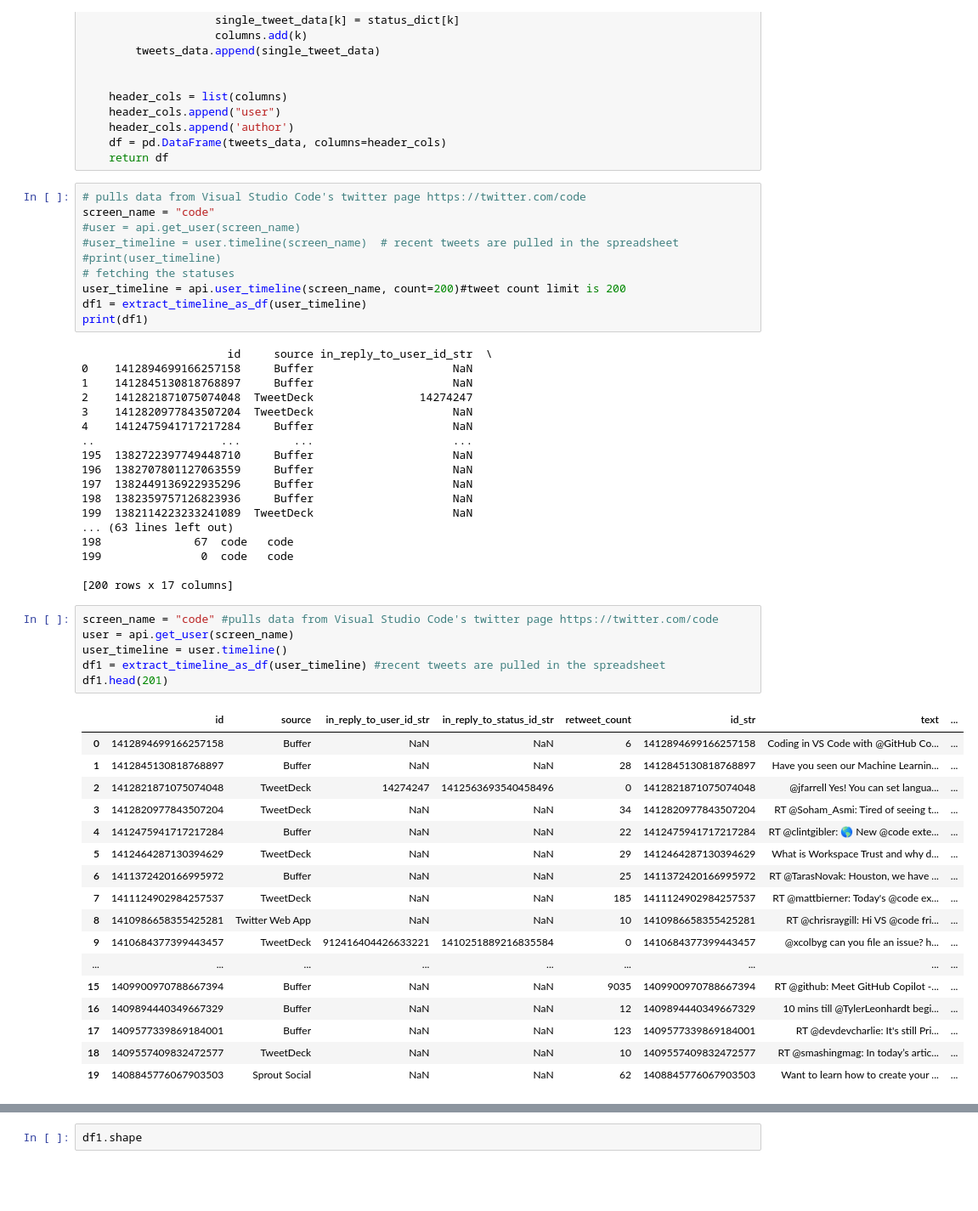
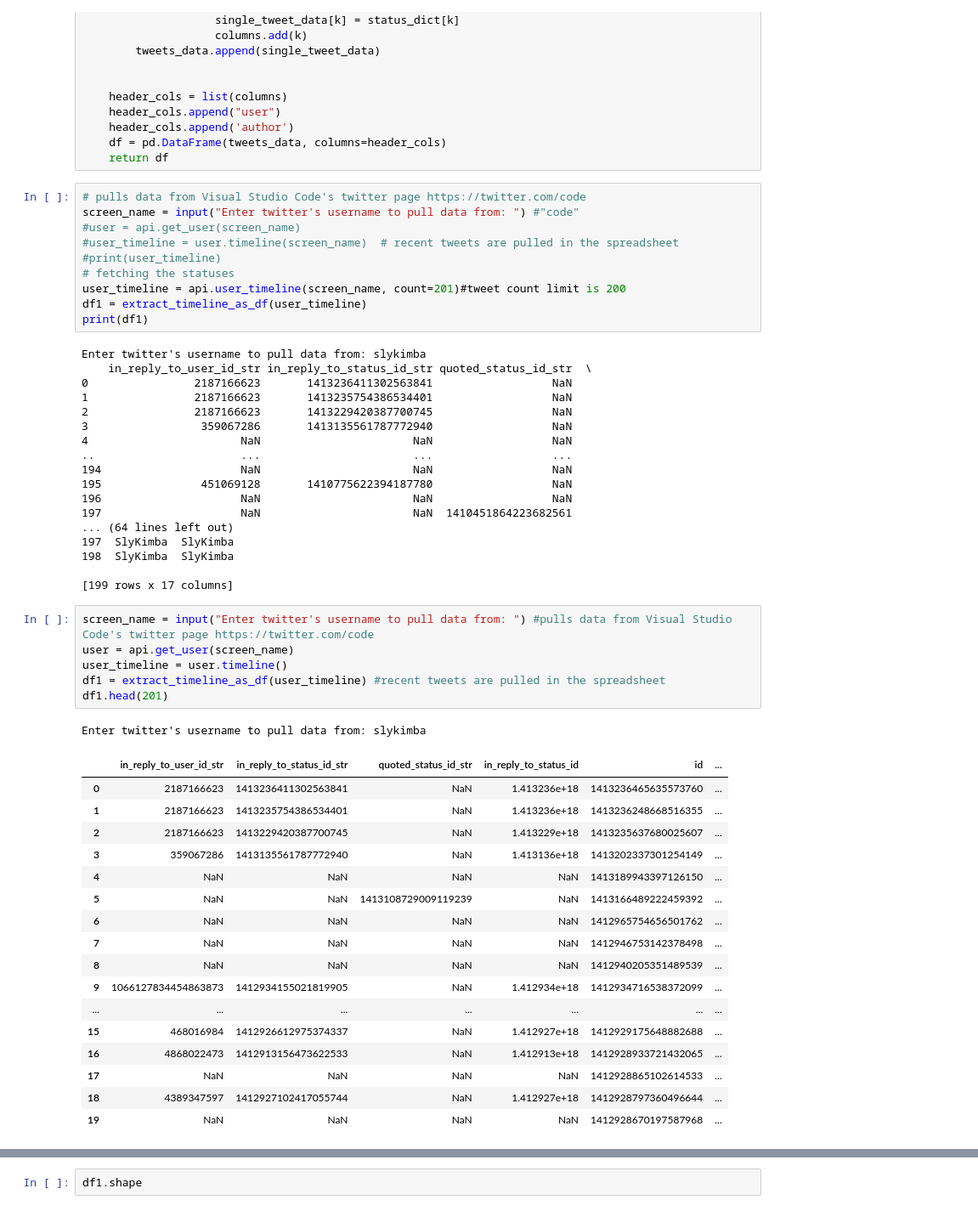
Before and after one commit to isaacm13/Twitter-Project, a Jupyter notebook: Main Code - Tweepy Project.ipynb, the cells around one changed output, grey strips where cells are left out. Shown at 85% size. Cells and saved outputs as stored; diff of their text form; blank space fills up the shorter version.

Commit message:
input statements added to specify twitter user

```diff
--- a/Main Code - Tweepy Project.ipynb
+++ b/Main Code - Tweepy Project.ipynb
@@ -104,56 +104,57 @@ def extract_timeline_as_df(timeline_list):
     return df
 # %%
 # pulls data from Visual Studio Code's twitter page https://twitter.com/code
-screen_name = "code"
+screen_name = input("Enter twitter's username to pull data from: ") #"code"
 #user = api.get_user(screen_name)
 #user_timeline = user.timeline(screen_name)  # recent tweets are pulled in the spreadsheet
 #print(user_timeline)
 # fetching the statuses
-user_timeline = api.user_timeline(screen_name, count=200)#tweet count limit is 200
+user_timeline = api.user_timeline(screen_name, count=201)#tweet count limit is 200
 df1 = extract_timeline_as_df(user_timeline)
 print(df1)
 # %% [output]
-                      id     source in_reply_to_user_id_str  \
-0    1412894699166257158     Buffer                     NaN
-1    1412845130818768897     Buffer                     NaN
-2    1412821871075074048  TweetDeck                14274247
-3    1412820977843507204  TweetDeck                     NaN
-4    1412475941717217284     Buffer                     NaN
-..                   ...        ...                     ...
-195  1382722397749448710     Buffer                     NaN
-196  1382707801127063559     Buffer                     NaN
-197  1382449136922935296     Buffer                     NaN
-198  1382359757126823936     Buffer                     NaN
-199  1382114223233241089  TweetDeck                     NaN
-... (63 lines left out)
-198              67  code   code
-199               0  code   code
+Enter twitter's username to pull data from: slykimba
+    in_reply_to_user_id_str in_reply_to_status_id_str quoted_status_id_str  \
+0                2187166623       1413236411302563841                  NaN
+1                2187166623       1413235754386534401                  NaN
+2                2187166623       1413229420387700745                  NaN
+3                 359067286       1413135561787772940                  NaN
+4                       NaN                       NaN                  NaN
+..                      ...                       ...                  ...
+194                     NaN                       NaN                  NaN
+195               451069128       1410775622394187780                  NaN
+196                     NaN                       NaN                  NaN
+197                     NaN                       NaN  1410451864223682561
+... (64 lines left out)
+197  SlyKimba  SlyKimba
+198  SlyKimba  SlyKimba
 
-[200 rows x 17 columns]
+[199 rows x 17 columns]
 # %%
-screen_name = "code" #pulls data from Visual Studio Code's twitter page https://twitter.com/code
+screen_name = input("Enter twitter's username to pull data from: ") #pulls data from Visual Studio Code's twitter page https://twitter.com/code
 user = api.get_user(screen_name)
 user_timeline = user.timeline()
 df1 = extract_timeline_as_df(user_timeline) #recent tweets are pulled in the spreadsheet
 df1.head(201)
 # %% [output]
+Enter twitter's username to pull data from: slykimba
-|  | id | source | in_reply_to_user_id_str | in_reply_to_status_id_str | retweet_count | id_str | text | ... |
-| 0 | 1412894699166257158 | Buffer | NaN | NaN | 6 | 1412894699166257158 | Coding in VS Code with @GitHub Co... | ... |
-| 1 | 1412845130818768897 | Buffer | NaN | NaN | 28 | 1412845130818768897 | Have you seen our Machine Learnin... | ... |
-| 2 | 1412821871075074048 | TweetDeck | 14274247 | 1412563693540458496 | 0 | 1412821871075074048 | @jfarrell Yes! You can set langua... | ... |
-| 3 | 1412820977843507204 | TweetDeck | NaN | NaN | 34 | 1412820977843507204 | RT @Soham_Asmi: Tired of seeing t... | ... |
-| 4 | 1412475941717217284 | Buffer | NaN | NaN | 22 | 1412475941717217284 | RT @clintgibler: 🌎 New @code exte... | ... |
-| 5 | 1412464287130394629 | TweetDeck | NaN | NaN | 29 | 1412464287130394629 | What is Workspace Trust and why d... | ... |
-| 6 | 1411372420166995972 | Buffer | NaN | NaN | 25 | 1411372420166995972 | RT @TarasNovak: Houston, we have ... | ... |
-| 7 | 1411124902984257537 | TweetDeck | NaN | NaN | 185 | 1411124902984257537 | RT @mattbierner: Today's @code ex... | ... |
-| 8 | 1410986658355425281 | Twitter Web App | NaN | NaN | 10 | 1410986658355425281 | RT @chrisraygill: Hi VS @code fri... | ... |
-| 9 | 1410684377399443457 | TweetDeck | 912416404426633221 | 1410251889216835584 | 0 | 1410684377399443457 | @xcolbyg can you file an issue? h... | ... |
-| ... | ... | ... | ... | ... | ... | ... | ... | ... |
-| 15 | 1409900970788667394 | Buffer | NaN | NaN | 9035 | 1409900970788667394 | RT @github: Meet GitHub Copilot -... | ... |
-| 16 | 1409894440349667329 | Buffer | NaN | NaN | 12 | 1409894440349667329 | 10 mins till @TylerLeonhardt begi... | ... |
-| 17 | 1409577339869184001 | Buffer | NaN | NaN | 123 | 1409577339869184001 | RT @devdevcharlie: It's still Pri... | ... |
-| 18 | 1409557409832472577 | TweetDeck | NaN | NaN | 10 | 1409557409832472577 | RT @smashingmag: In today’s artic... | ... |
-| 19 | 1408845776067903503 | Sprout Social | NaN | NaN | 62 | 1408845776067903503 | Want to learn how to create your ... | ... |
+|  | in_reply_to_user_id_str | in_reply_to_status_id_str | quoted_status_id_str | in_reply_to_status_id | id | ... |
+| 0 | 2187166623 | 1413236411302563841 | NaN | 1.413236e+18 | 1413236465635573760 | ... |
+| 1 | 2187166623 | 1413235754386534401 | NaN | 1.413236e+18 | 1413236248668516355 | ... |
+| 2 | 2187166623 | 1413229420387700745 | NaN | 1.413229e+18 | 1413235637680025607 | ... |
+| 3 | 359067286 | 1413135561787772940 | NaN | 1.413136e+18 | 1413202337301254149 | ... |
+| 4 | NaN | NaN | NaN | NaN | 1413189943397126150 | ... |
+| 5 | NaN | NaN | 1413108729009119239 | NaN | 1413166489222459392 | ... |
+| 6 | NaN | NaN | NaN | NaN | 1412965754656501762 | ... |
+| 7 | NaN | NaN | NaN | NaN | 1412946753142378498 | ... |
+| 8 | NaN | NaN | NaN | NaN | 1412940205351489539 | ... |
+| 9 | 1066127834454863873 | 1412934155021819905 | NaN | 1.412934e+18 | 1412934716538372099 | ... |
+| ... | ... | ... | ... | ... | ... | ... |
+| 15 | 468016984 | 1412926612975374337 | NaN | 1.412927e+18 | 1412929175648882688 | ... |
+| 16 | 4868022473 | 1412913156473622533 | NaN | 1.412913e+18 | 1412928933721432065 | ... |
+| 17 | NaN | NaN | NaN | NaN | 1412928865102614533 | ... |
+| 18 | 4389347597 | 1412927102417055744 | NaN | 1.412927e+18 | 1412928797360496644 | ... |
+| 19 | NaN | NaN | NaN | NaN | 1412928670197587968 | ... |
 # %%
 df1.describe()
 # %% [output]
```
Also changed, not shown: parts of 26 cells of this notebook, 3 other files.
